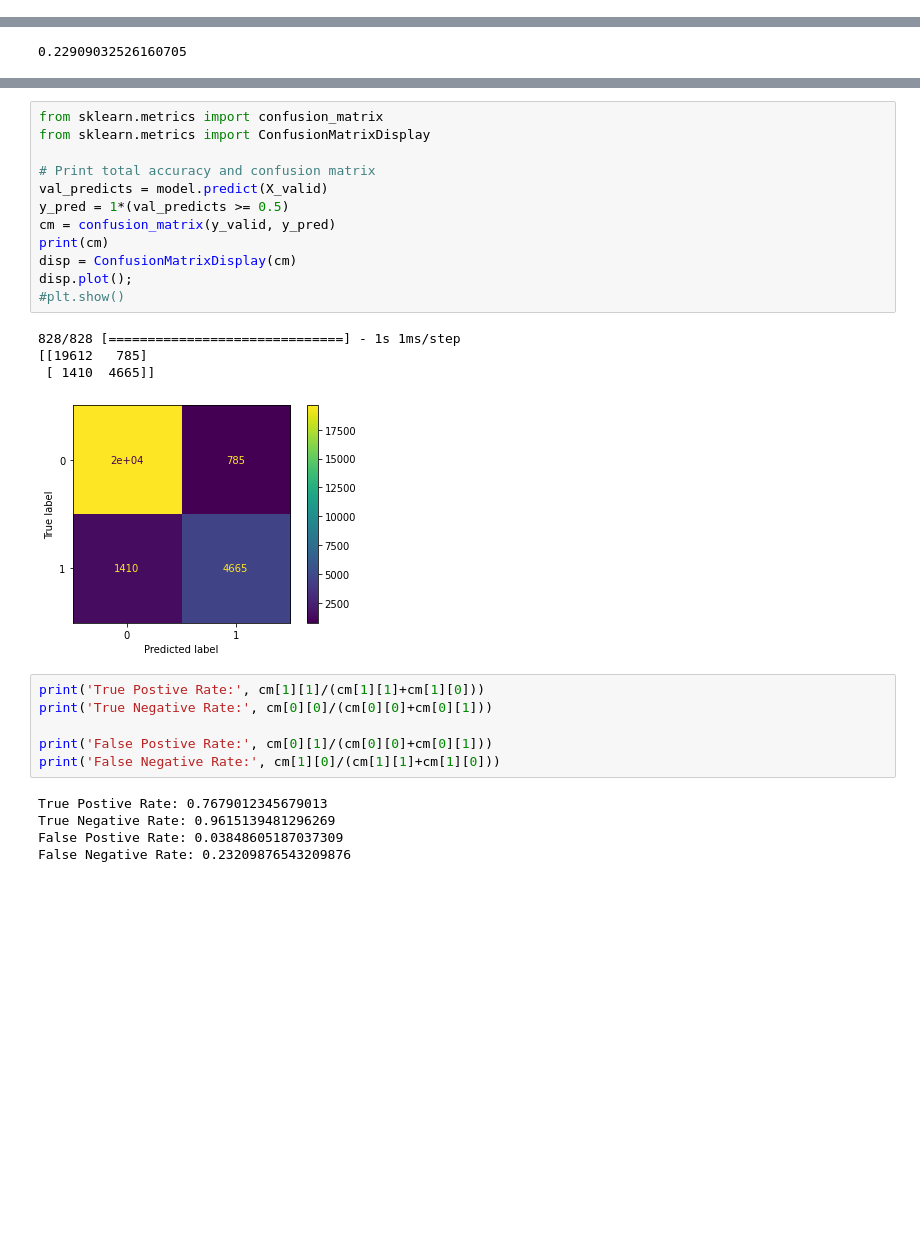
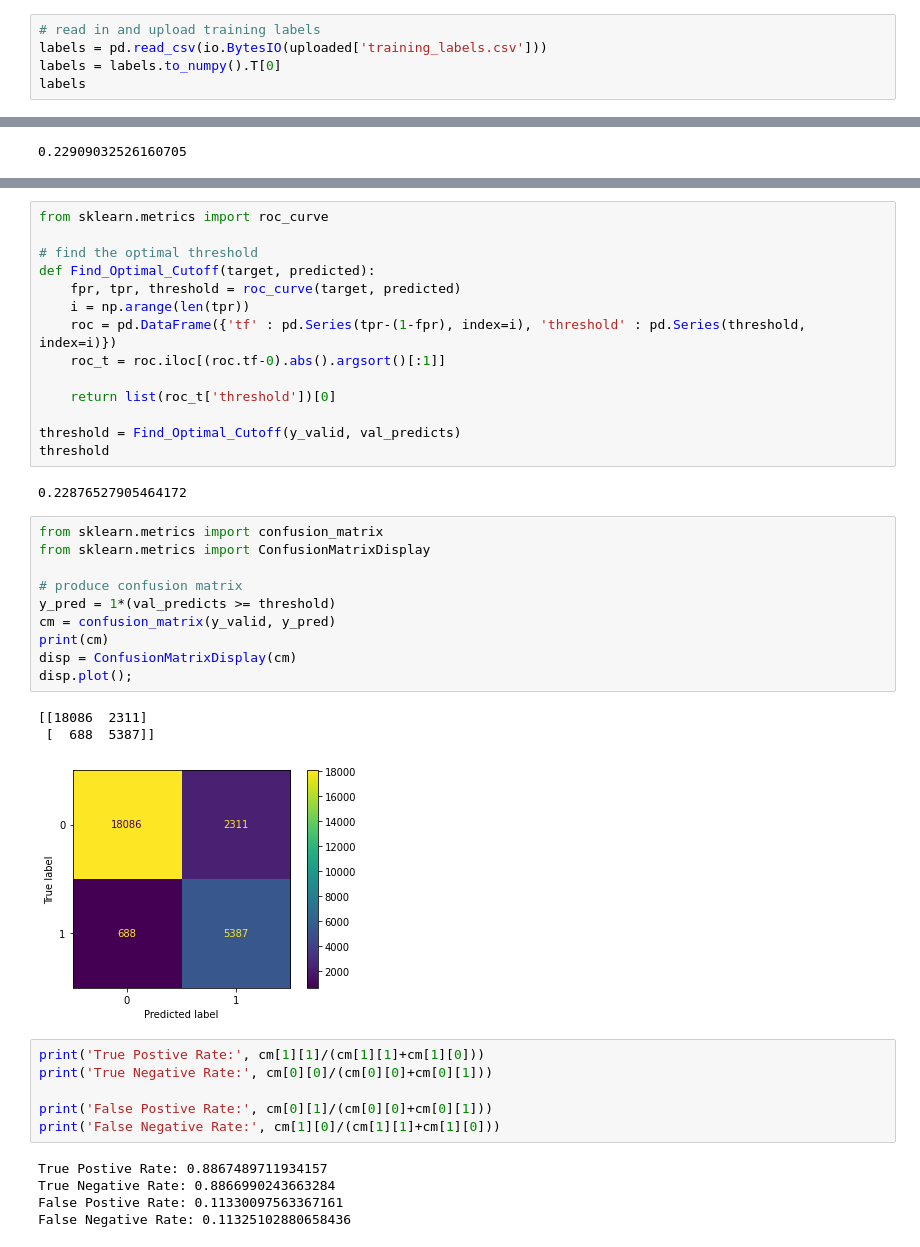
Before and after one commit to Data-ScienceHub/ETM, a Jupyter notebook: Code/FinalModel.ipynb, the cells around one changed output, grey strips where cells are left out. Drawn from its saved outputs; the diff is of its cells as text; blank space fills up the shorter version.

```diff
--- a/Code/FinalModel.ipynb
+++ b/Code/FinalModel.ipynb
@@ -170,0 +209,5 @@ Saving reached_16_first_16.csv to reached_16_first_16.csv
+# %%
+# read in and upload training labels
+labels = pd.read_csv(io.BytesIO(uploaded['training_labels.csv']))
+labels = labels.to_numpy().T[0]
+labels
@@ -350,20 +414,33 @@ sum(y_train)/len(y_train)
+# %%
+from sklearn.metrics import roc_curve
+
+# find the optimal threshold
+def Find_Optimal_Cutoff(target, predicted):
+    fpr, tpr, threshold = roc_curve(target, predicted)
+    i = np.arange(len(tpr))
+    roc = pd.DataFrame({'tf' : pd.Series(tpr-(1-fpr), index=i), 'threshold' : pd.Series(threshold, index=i)})
+    roc_t = roc.iloc[(roc.tf-0).abs().argsort()[:1]]
+
+    return list(roc_t['threshold'])[0]
+
+threshold = Find_Optimal_Cutoff(y_valid, val_predicts)
+threshold
+# %% [output]
+0.22876527905464172
 # %%
 from sklearn.metrics import confusion_matrix
 from sklearn.metrics import ConfusionMatrixDisplay
 
-# Print total accuracy and confusion matrix
-val_predicts = model.predict(X_valid)
-y_pred = 1*(val_predicts >= 0.5)
+# produce confusion matrix
+y_pred = 1*(val_predicts >= threshold)
 cm = confusion_matrix(y_valid, y_pred)
 print(cm)
 disp = ConfusionMatrixDisplay(cm)
 disp.plot();
-#plt.show()
 # %% [output]
-828/828 [==============================] - 1s 1ms/step
-[[19612   785]
- [ 1410  4665]]
+[[18086  2311]
+ [  688  5387]]
-[figure, old version]
+[figure, new version]
 # %%
 print('True Postive Rate:', cm[1][1]/(cm[1][1]+cm[1][0]))
 print('True Negative Rate:', cm[0][0]/(cm[0][0]+cm[0][1]))
@@ -371,7 +448,7 @@ print('True Negative Rate:', cm[0][0]/(cm[0][0]+cm[0][1]))
 print('False Postive Rate:', cm[0][1]/(cm[0][0]+cm[0][1]))
 print('False Negative Rate:', cm[1][0]/(cm[1][1]+cm[1][0]))
 # %% [output]
-True Postive Rate: 0.7679012345679013
-True Negative Rate: 0.9615139481296269
-False Postive Rate: 0.03848605187037309
-False Negative Rate: 0.23209876543209876
+True Postive Rate: 0.8867489711934157
+True Negative Rate: 0.8866990243663284
+False Postive Rate: 0.11330097563367161
+False Negative Rate: 0.11325102880658436
```
Also changed, not shown: parts of 10 cells of this notebook.
